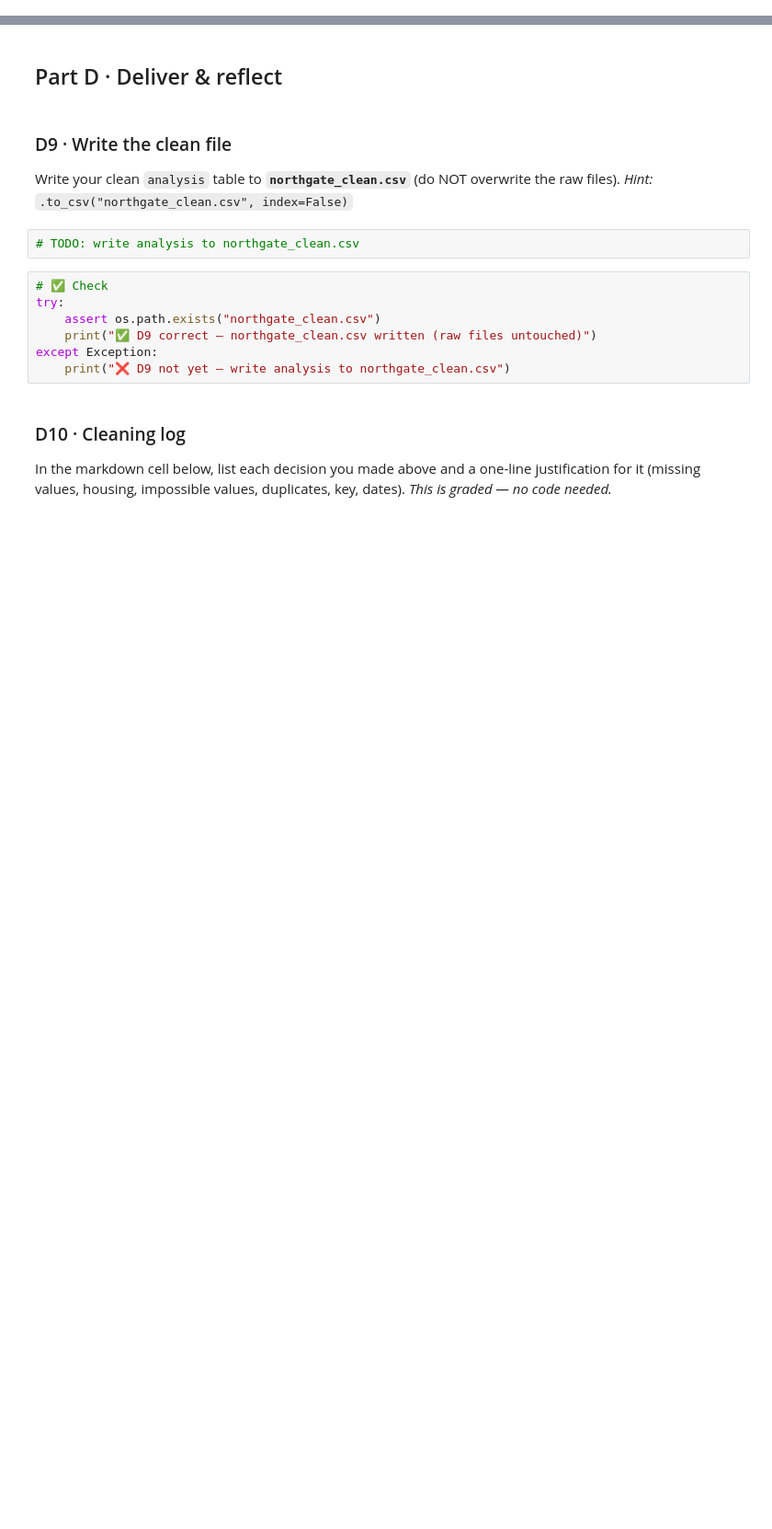
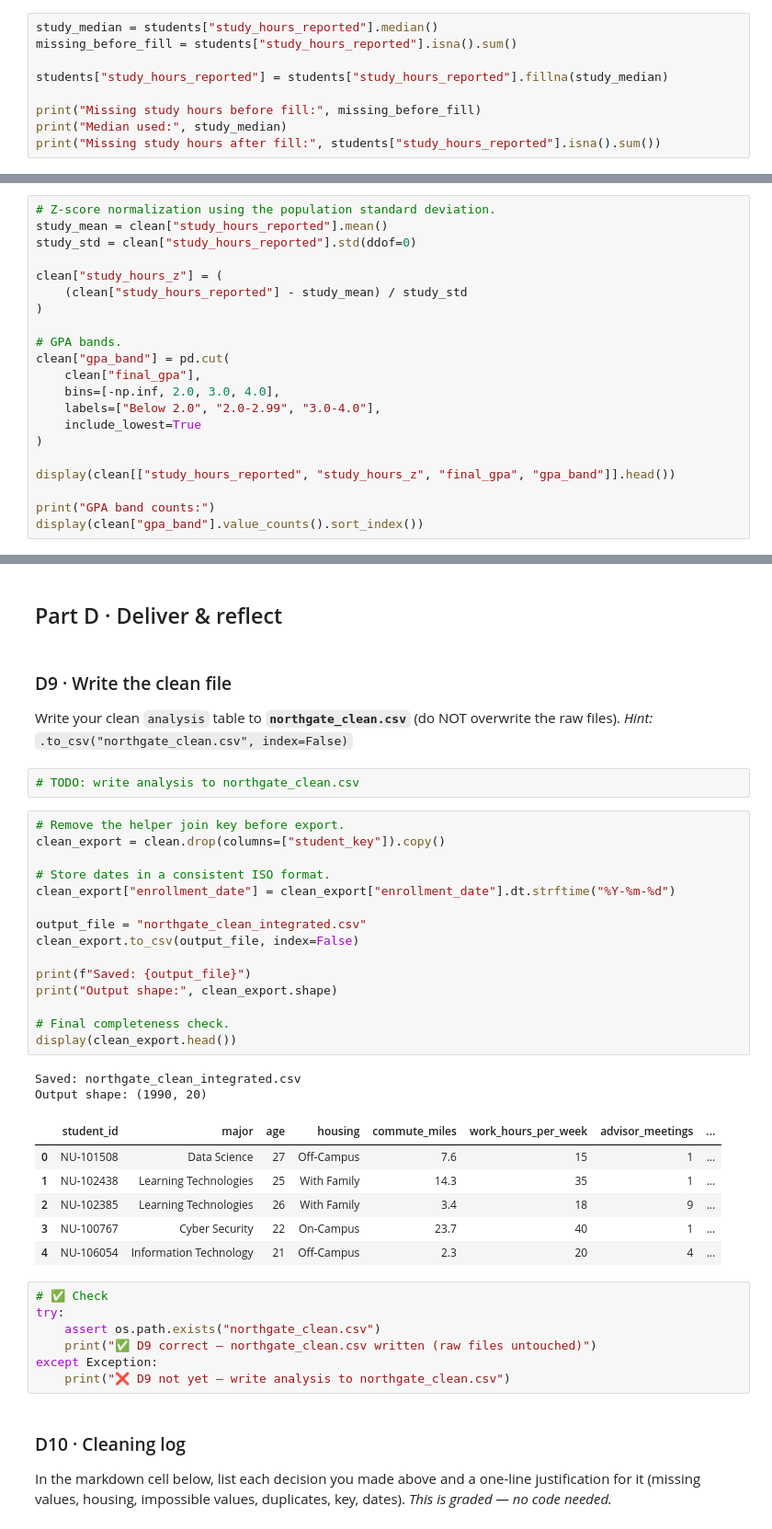
Before and after one commit to jbs112233/jordan_INFO4670_Fall2026, a Jupyter notebook: Copy_of_Week5_INFO4670_Assignment2_Framework.ipynb, the cells around one changed output, grey strips where cells are left out. Shown at 92% size. Drawn from its saved outputs; the diff is of its cells as text; blank space fills up the shorter version.

```diff
--- a/Copy_of_Week5_INFO4670_Assignment2_Framework.ipynb
+++ b/Copy_of_Week5_INFO4670_Assignment2_Framework.ipynb
@@ -88,0 +180,9 @@ except Exception:
+# %%
+study_median = students["study_hours_reported"].median()
+missing_before_fill = students["study_hours_reported"].isna().sum()
+
+students["study_hours_reported"] = students["study_hours_reported"].fillna(study_median)
+
+print("Missing study hours before fill:", missing_before_fill)
+print("Median used:", study_median)
+print("Missing study hours after fill:", students["study_hours_reported"].isna().sum())
@@ -138,3 +354,24 @@ Add two columns to `analysis`: a **z-scored** numeric column stored as **`analys
 *Hint:* z-score = `(x - x.mean()) / x.std()`; bands = `pd.cut(..., bins=[-0.01,1,2,3,4])`.
 # %%
 # TODO: add analysis["study_z"] and analysis["gpa_band"]
+# %%
+# Z-score normalization using the population standard deviation.
+study_mean = clean["study_hours_reported"].mean()
+study_std = clean["study_hours_reported"].std(ddof=0)
+
+clean["study_hours_z"] = (
+    (clean["study_hours_reported"] - study_mean) / study_std
+)
+
+# GPA bands.
+clean["gpa_band"] = pd.cut(
+    clean["final_gpa"],
+    bins=[-np.inf, 2.0, 3.0, 4.0],
+    labels=["Below 2.0", "2.0-2.99", "3.0-4.0"],
+    include_lowest=True
+)
+
+display(clean[["study_hours_reported", "study_hours_z", "final_gpa", "gpa_band"]].head())
+
+print("GPA band counts:")
+display(clean["gpa_band"].value_counts().sort_index())
@@ -153,6 +406,30 @@ Write your clean `analysis` table to **`northgate_clean.csv`** (do NOT overwrite
 *Hint:* `.to_csv("northgate_clean.csv", index=False)`
 # %%
 # TODO: write analysis to northgate_clean.csv
+# %%
+# Remove the helper join key before export.
+clean_export = clean.drop(columns=["student_key"]).copy()
+
+# Store dates in a consistent ISO format.
+clean_export["enrollment_date"] = clean_export["enrollment_date"].dt.strftime("%Y-%m-%d")
+
+output_file = "northgate_clean_integrated.csv"
+clean_export.to_csv(output_file, index=False)
+
+print(f"Saved: {output_file}")
+print("Output shape:", clean_export.shape)
+
+# Final completeness check.
+display(clean_export.head())
+# %% [output]
+Saved: northgate_clean_integrated.csv
+Output shape: (1990, 20)
+|  | student_id | major | age | housing | commute_miles | work_hours_per_week | advisor_meetings | ... |
+| 0 | NU-101508 | Data Science | 27 | Off-Campus | 7.6 | 15 | 1 | ... |
+| 1 | NU-102438 | Learning Technologies | 25 | With Family | 14.3 | 35 | 1 | ... |
+| 2 | NU-102385 | Learning Technologies | 26 | With Family | 3.4 | 18 | 9 | ... |
+| 3 | NU-100767 | Cyber Security | 22 | On-Campus | 23.7 | 40 | 1 | ... |
+| 4 | NU-106054 | Information Technology | 21 | Off-Campus | 2.3 | 20 | 4 | ... |
 # %%
 # ✅ Check
 try:
```
Also changed, not shown: parts of 28 cells of this notebook.
